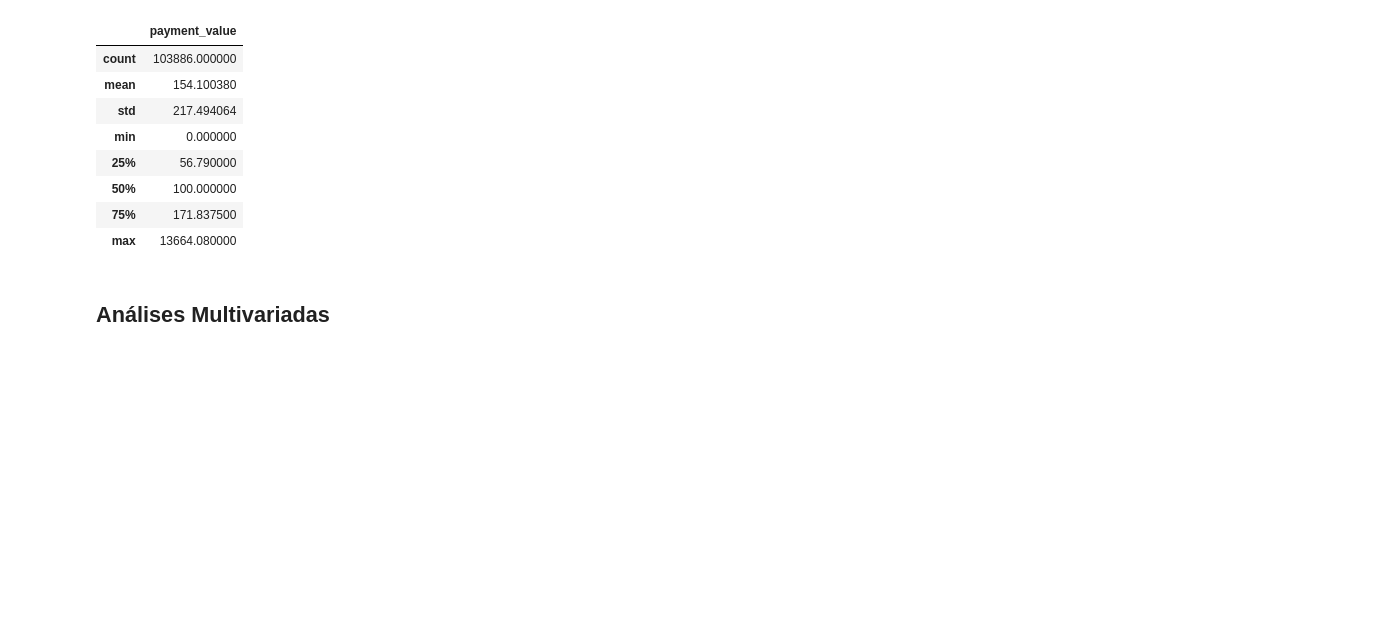
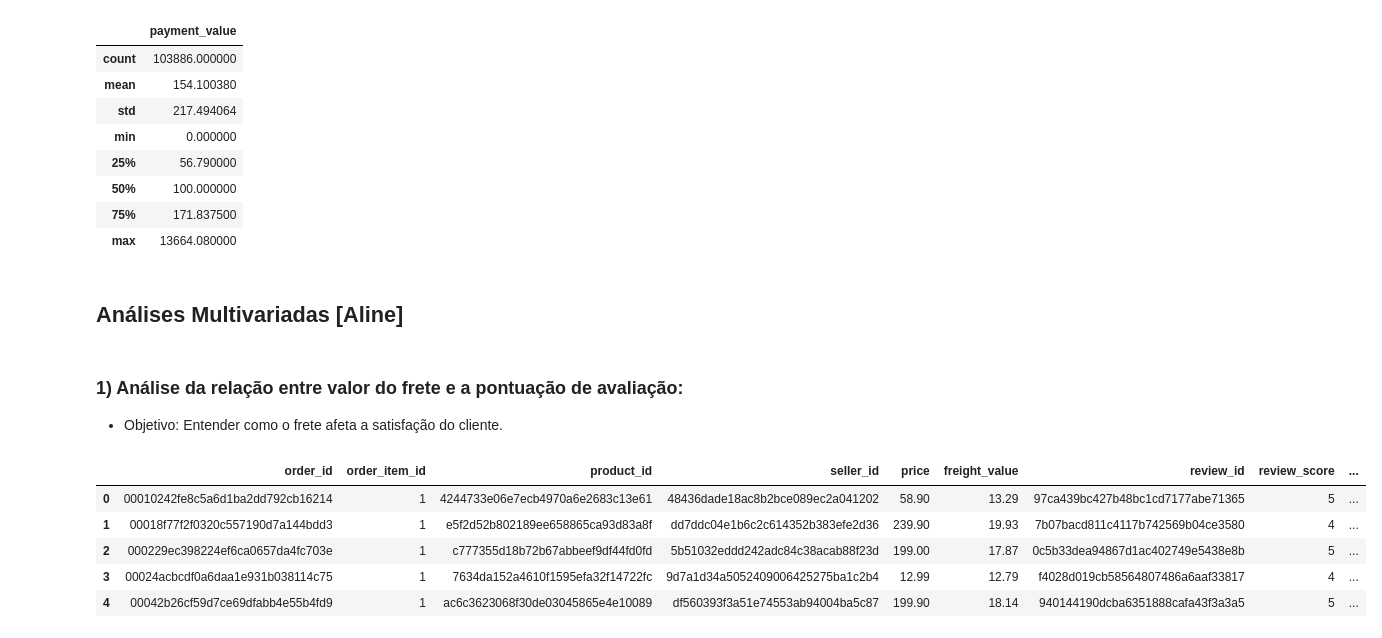
Before and after one commit to Squinelato/eEDB-002-2024-3, a Jupyter notebook: exploratory_analysis/data_analysis.ipynb, the cells around one changed output. Drawn from its saved outputs; the diff is of its cells as text; code cells hidden in the pictures; blank space fills up the shorter version.

```diff
--- a/exploratory_analysis/data_analysis.ipynb
+++ b/exploratory_analysis/data_analysis.ipynb
@@ -187,4 +190,18 @@ order_payments[["payment_value"]].describe()
 | 75% | 171.837500 |
 | max | 13664.080000 |
 # %% [markdown]
-## Análises Multivariadas
+## Análises Multivariadas [Aline]
+# %% [markdown]
+### 1) Análise da relação entre valor do frete e a pontuação de avaliação:
+
+- Objetivo: Entender como o frete afeta a satisfação do cliente.
+# %%
+order_items_reviews = order_items.merge(reviews, how='inner', on='order_id')
+order_items_reviews.head()
+# %% [output]
+|  | order_id | order_item_id | product_id | seller_id | price | freight_value | review_id | review_score | ... |
+| 0 | 00010242fe8c5a6d1ba2dd792cb16214 | 1 | 4244733e06e7ecb4970a6e2683c13e61 | 48436dade18ac8b2bce089ec2a041202 | 58.90 | 13.29 | 97ca439bc427b48bc1cd7177abe71365 | 5 | ... |
+| 1 | 00018f77f2f0320c557190d7a144bdd3 | 1 | e5f2d52b802189ee658865ca93d83a8f | dd7ddc04e1b6c2c614352b383efe2d36 | 239.90 | 19.93 | 7b07bacd811c4117b742569b04ce3580 | 4 | ... |
+| 2 | 000229ec398224ef6ca0657da4fc703e | 1 | c777355d18b72b67abbeef9df44fd0fd | 5b51032eddd242adc84c38acab88f23d | 199.00 | 17.87 | 0c5b33dea94867d1ac402749e5438e8b | 5 | ... |
+| 3 | 00024acbcdf0a6daa1e931b038114c75 | 1 | 7634da152a4610f1595efa32f14722fc | 9d7a1d34a5052409006425275ba1c2b4 | 12.99 | 12.79 | f4028d019cb58564807486a6aaf33817 | 4 | ... |
+| 4 | 00042b26cf59d7ce69dfabb4e55b4fd9 | 1 | ac6c3623068f30de03045865e4e10089 | df560393f3a51e74553ab94004ba5c87 | 199.90 | 18.14 | 940144190dcba6351888cafa43f3a3a5 | 5 | ... |
```
Also changed, not shown: parts of 16 cells of this notebook.
